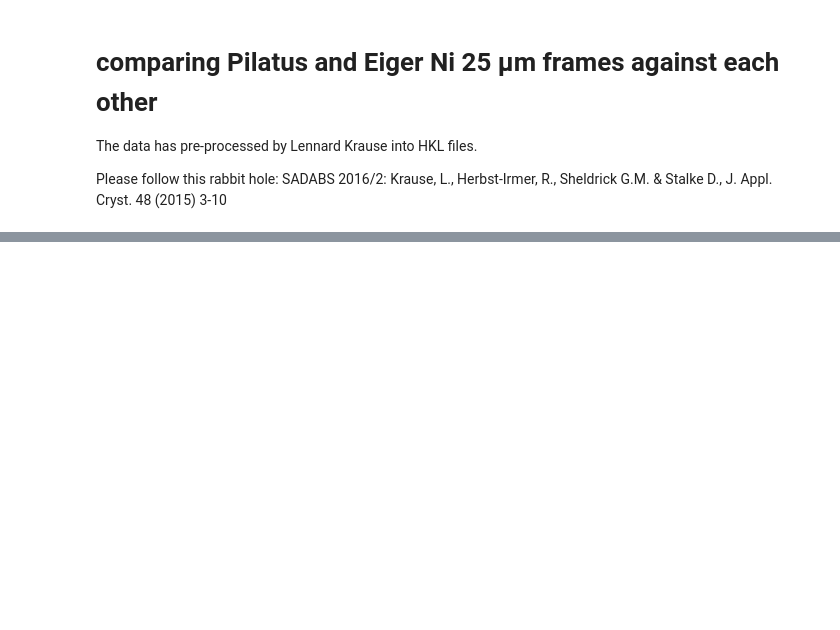
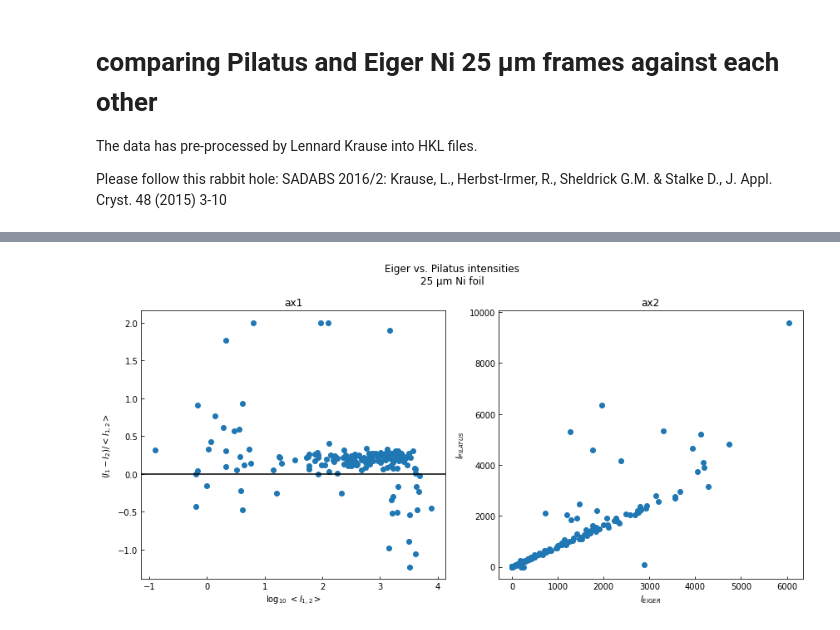
Before and after one commit to SinCrys/sincrys_eiger_pilatus, a Jupyter notebook: plot_ni25_frames.ipynb, the cells around one changed output, grey strips where cells are left out. Cells and saved outputs as stored; diff of their text form; code cells hidden in the pictures; blank space fills up the shorter version.

```diff
--- a/plot_ni25_frames.ipynb
+++ b/plot_ni25_frames.ipynb
@@ -110,0 +95,32 @@ ax.plot(pilatus_ni25['intensity'])
+# %%
+fig, (ax1, ax2) = plt.subplots(1,2,figsize=(12,6))
+
+data_mean = (data['intensity_eig'] + data['intensity_pil'])/2
+x = np.log10(data_mean)
+
+y = (data['intensity_eig']-data['intensity_pil'])/data_mean
+ax1.axhline(y=0, c='k')
+ax1.scatter(x, y)
+
+ax1.tick_params(direction='in')
+
+ax1.set(xlabel=r'log$_{10}$ $<I_{1,2}>$',
+        ylabel='($I_1 - I_2$)/$<I_{1,2}>$',
+        title='ax1'
+
+      )
+
+
+ax2.scatter(data['intensity_eig'], data['intensity_pil'])
+ax2.tick_params(direction='in')
+
+ax2.set(xlabel='$I_{EIGER}$',
+        ylabel='$I_{PILATUS}$',
+        title='ax2'
+       )
+
+
+fig.suptitle('Eiger vs. Pilatus intensities\n25 µm Ni foil')
+fig.tight_layout()
+# %% [output]
+[figure, added]
```
Also changed, not shown: parts of 17 cells of this notebook.
